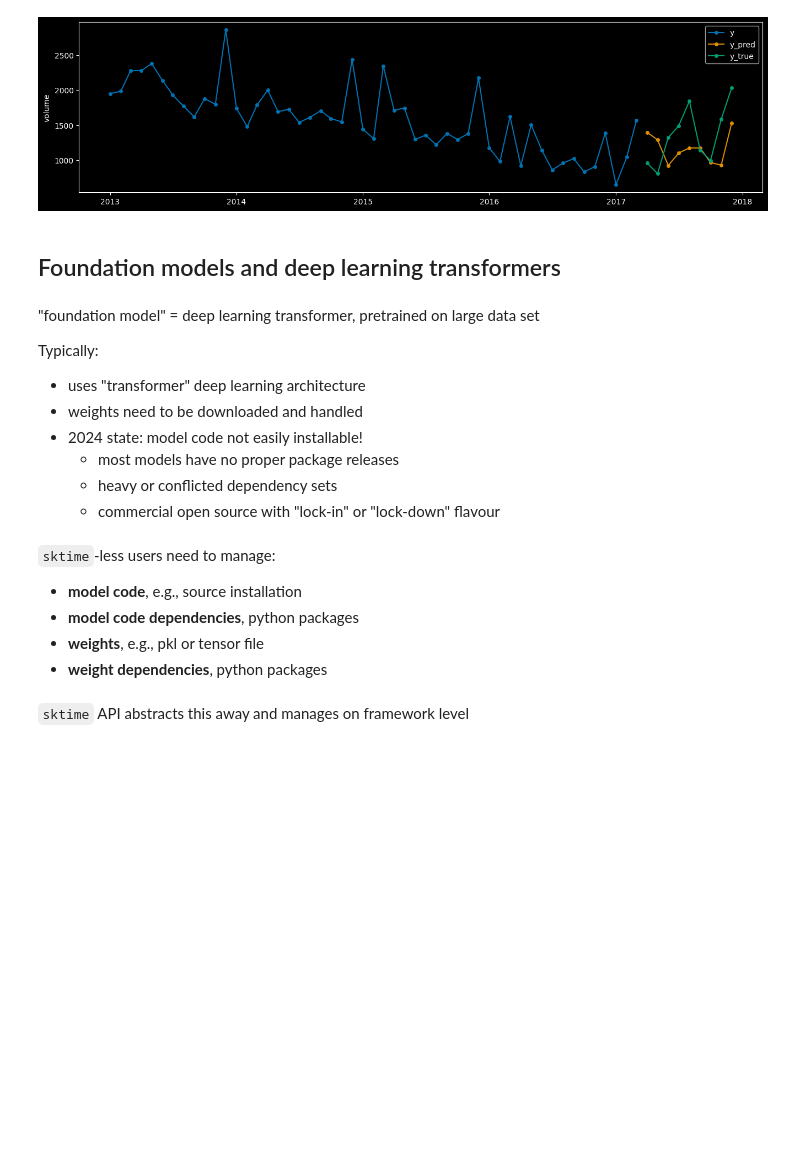
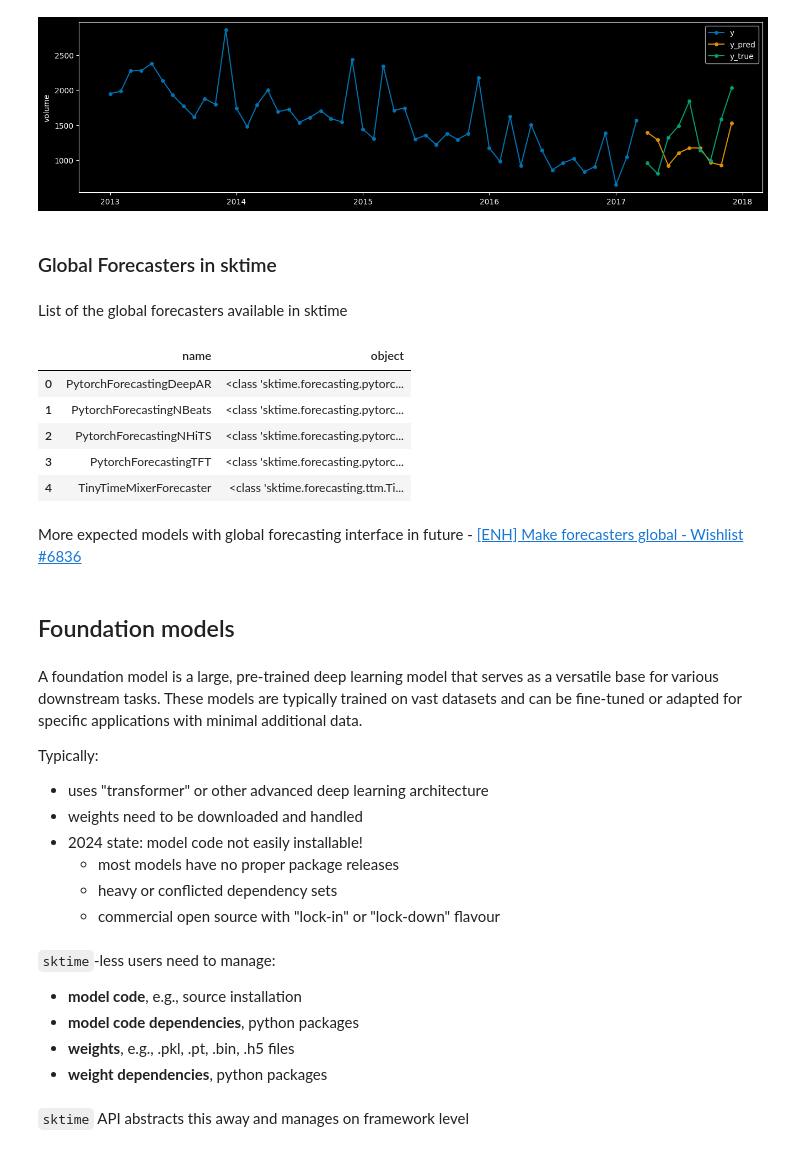
Before and after one commit to sktime/sktime-tutorial-euroscipy2024, a Jupyter notebook: notebooks/03_global_forecasting.ipynb, the cells around one changed output. Drawn from its saved outputs; the diff is of its cells as text; code cells hidden in the pictures; blank space fills up the shorter version.

```diff
--- a/notebooks/03_global_forecasting.ipynb
+++ b/notebooks/03_global_forecasting.ipynb
@@ -304,13 +307,34 @@ plot_series(
 # %% [output]
 (<Figure size 1600x400 with 1 Axes>, <Axes: ylabel='volume'>)
 [figure]
+# %% [markdown]
+### Global Forecasters in sktime
+# %% [markdown]
+List of the global forecasters available in sktime
+# %%
+from sktime.registry import all_estimators
+
+all_estimators(
+	"forecaster",
+	filter_tags={"capability:global_forecasting": True},
+	as_dataframe=True,
+)
+# %% [output]
+|  | name | object |
+| 0 | PytorchForecastingDeepAR | <class 'sktime.forecasting.pytorc... |
+| 1 | PytorchForecastingNBeats | <class 'sktime.forecasting.pytorc... |
+| 2 | PytorchForecastingNHiTS | <class 'sktime.forecasting.pytorc... |
+| 3 | PytorchForecastingTFT | <class 'sktime.forecasting.pytorc... |
+| 4 | TinyTimeMixerForecaster | <class 'sktime.forecasting.ttm.Ti... |
+# %% [markdown]
+More expected models with global forecasting interface in future - [ [ENH] Make forecasters global - Wishlist #6836 ](https://github.com/sktime/sktime/issues/6836)
 # %% [markdown]
-## Foundation models and deep learning transformers
+## Foundation models
 # %% [markdown]
-"foundation model" = deep learning transformer, pretrained on large data set
+A foundation model is a large, pre-trained deep learning model that serves as a versatile base for various downstream tasks. These models are typically trained on vast datasets and can be fine-tuned or adapted for specific applications with minimal additional data.
 
 Typically:
-* uses "transformer" deep learning architecture
+* uses "transformer" or other advanced deep learning architecture
 * weights need to be downloaded and handled
 * 2024 state: model code not easily installable!
     * most models have no proper package releases
@@ -320,7 +344,7 @@ Typically:
 `sktime`-less users need to manage:
 * **model code**, e.g., source installation
 * **model code dependencies**, python packages
-* **weights**, e.g., pkl or tensor file
+* **weights**, e.g., .pkl, .pt, .bin, .h5 files
 * **weight dependencies**, python packages
 # %% [markdown]
 `sktime` API abstracts this away and manages on framework level
```
Also changed, not shown: parts of 18 cells of this notebook.
